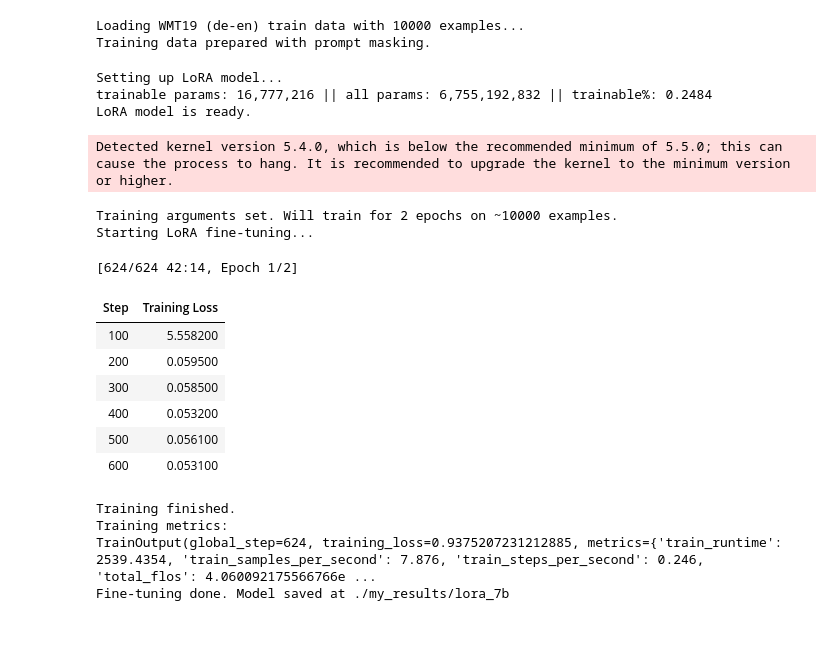
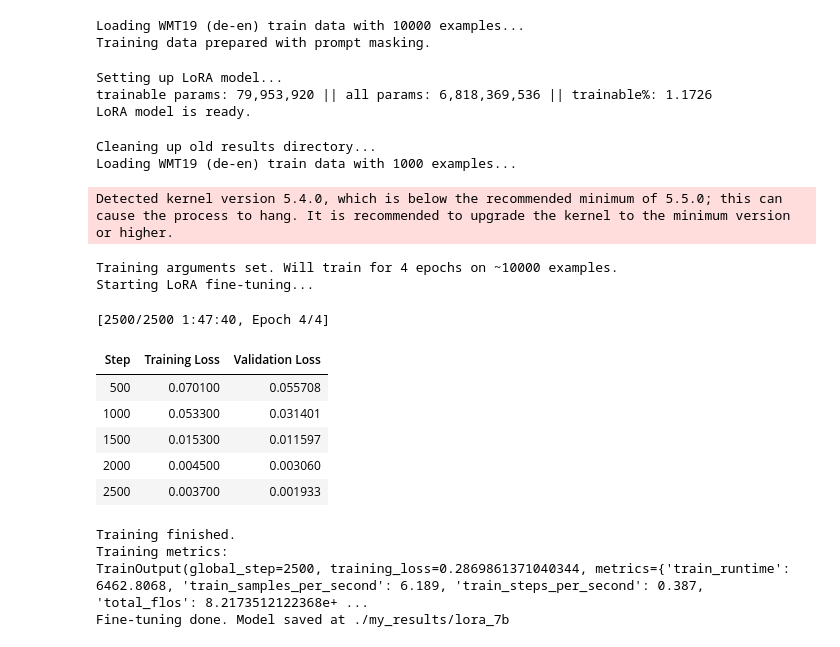
Before and after one commit to SandUpt/thesis_project, a Jupyter notebook: notebooks/Untitled1.ipynb, the cells around one changed output. Saved outputs shown, nothing was run; the diff lists cells and outputs as text; code cells hidden in the pictures.

Commit message:
Baseline and lora results generated

```diff
--- a/notebooks/Untitled1.ipynb
+++ b/notebooks/Untitled1.ipynb
@@ -286,24 +368,32 @@ Loading WMT19 (de-en) train data with 10000 examples...
 Training data prepared with prompt masking.
 # %%
 # --------------------------------------------
-# Cell 5: LoRA Configuration and Model Setup
+# Cell 5: Updated LoRA Configuration
 # --------------------------------------------
-from peft import LoraConfig, get_peft_model, TaskType
+from peft import LoraConfig, get_peft_model, TaskType, PeftModel  # Added imports
 
 def setup_lora_model():
     print("Setting up LoRA model...")
     torch.cuda.empty_cache()
 
     lora_config = LoraConfig(
-        r=16,
-        lora_alpha=64,
+        r=32,                    # Increased from 16 to 32
+        lora_alpha=128,          # Increased from 64 to 128 (2*r)
         lora_dropout=0.1,
         bias="none",
         task_type=TaskType.CAUSAL_LM,
-        target_modules=["q_proj", "v_proj", "k_proj", "o_proj"]
+        target_modules=[
+            "q_proj",
+            "v_proj",
+            "k_proj",
+            "o_proj",
+            "gate_proj",
+            "up_proj",
+            "down_proj"
+        ]
     )
 
-    lora_model = get_peft_model(base_model, lora_config)  # Use existing base_model
+    lora_model = get_peft_model(base_model, lora_config)
     lora_model.print_trainable_parameters()
     return lora_model
 
@@ -311,61 +401,77 @@ model_for_training = setup_lora_model()
 print("LoRA model is ready.")
 # %% [output]
 Setting up LoRA model...
-trainable params: 16,777,216 || all params: 6,755,192,832 || trainable%: 0.2484
+trainable params: 79,953,920 || all params: 6,818,369,536 || trainable%: 1.1726
 LoRA model is ready.
 # %%
 # --------------------------------------------
-# Cell 6: Training Setup and Execution
+# Cell 6: Updated Training Arguments and Training
 # --------------------------------------------
+# First, clean up old results
+import shutil
+if os.path.exists("./my_results"):
+    print("Cleaning up old results directory...")
+    shutil.rmtree("./my_results")
+os.makedirs("./my_results")
+
+# Create a small evaluation dataset
+eval_data = load_and_format_wmt(num_examples=1000)  # Use 1000 examples for evaluation
+
 train_args = TrainingArguments(
     output_dir="./my_results",
-    num_train_epochs=2,
+    num_train_epochs=4,
     per_device_train_batch_size=4,
-    gradient_accumulation_steps=8,
-    learning_rate=2e-4,
+    gradient_accumulation_steps=4,
+    learning_rate=3e-4,
     fp16=True,
     save_steps=500,
     logging_steps=100,
     weight_decay=0.05,
-    warmup_ratio=0.1,
+    warmup_ratio=0.15,
     max_grad_norm=1.0,
     remove_unused_columns=False,
     lr_scheduler_type="cosine",
-    ddp_find_unused_parameters=False  # Added this
+    load_best_model_at_end=True,
+    evaluation_strategy="steps",
+    eval_steps=500,
+    save_total_limit=2,
+    metric_for_best_model="loss"
 )
 
 print(f"Training arguments set. Will train for {train_args.num_train_epochs} epochs on ~{len(training_data)} examples.")
 
 trainer = Trainer(
     model=model_for_training,
     args=train_args,
     train_dataset=training_data,
+    eval_dataset=eval_data,        # Added evaluation dataset
     data_collator=data_collator
 )
 
 print("Starting LoRA fine-tuning...")
 train_output = trainer.train()
 print("\nTraining finished.")
 
 print("Training metrics:")
 print(train_output)
 
 # Save the model
 trainer.save_model("./my_results/lora_7b")
 print("Fine-tuning done. Model saved at ./my_results/lora_7b")
 # %% [output]
-Detected kernel version 5.4.0, which is below the recommended minimum of 5.5.0; this can cause the process to hang. It is recommended to upgrade the kernel to the minimum version or higher.
+Cleaning up old results directory...
+Loading WMT19 (de-en) train data with 1000 examples...
-Training arguments set. Will train for 2 epochs on ~10000 examples.
-Starting LoRA fine-tuning...
+Detected kernel version 5.4.0, which is below the recommended minimum of 5.5.0; this can cause the process to hang. It is recommended to upgrade the kernel to the minimum version or higher.
-[624/624 42:14, Epoch 1/2]
+Training arguments set. Will train for 4 epochs on ~10000 examples.
+Starting LoRA fine-tuning...
+[2500/2500 1:47:40, Epoch 4/4]
-| Step | Training Loss |
-| 100 | 5.558200 |
-| 200 | 0.059500 |
-| 300 | 0.058500 |
-| 400 | 0.053200 |
-| 500 | 0.056100 |
-| 600 | 0.053100 |
+| Step | Training Loss | Validation Loss |
+| 500 | 0.070100 | 0.055708 |
+| 1000 | 0.053300 | 0.031401 |
+| 1500 | 0.015300 | 0.011597 |
+| 2000 | 0.004500 | 0.003060 |
+| 2500 | 0.003700 | 0.001933 |
-Training finished.
-Training metrics:
-TrainOutput(global_step=624, training_loss=0.9375207231212885, metrics={'train_runtime': 2539.4354, 'train_samples_per_second': 7.876, 'train_steps_per_second': 0.246, 'total_flos': 4.060092175566766e ...
-Fine-tuning done. Model saved at ./my_results/lora_7b
+Training finished.
+Training metrics:
+TrainOutput(global_step=2500, training_loss=0.2869861371040344, metrics={'train_runtime': 6462.8068, 'train_samples_per_second': 6.189, 'train_steps_per_second': 0.387, 'total_flos': 8.2173512122368e+ ...
+Fine-tuning done. Model saved at ./my_results/lora_7b
```
Also changed, not shown: parts of 5 cells of this notebook.
